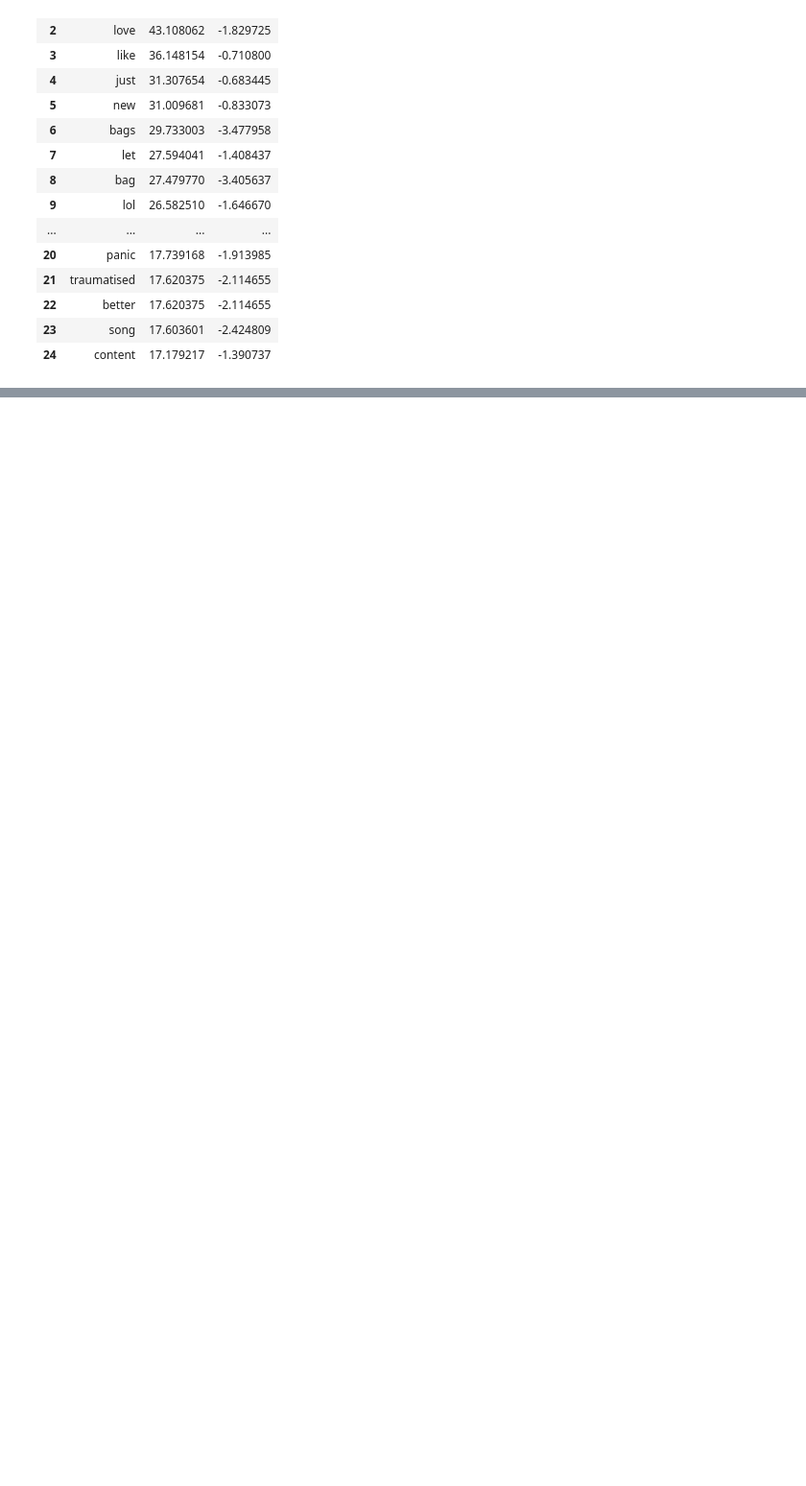
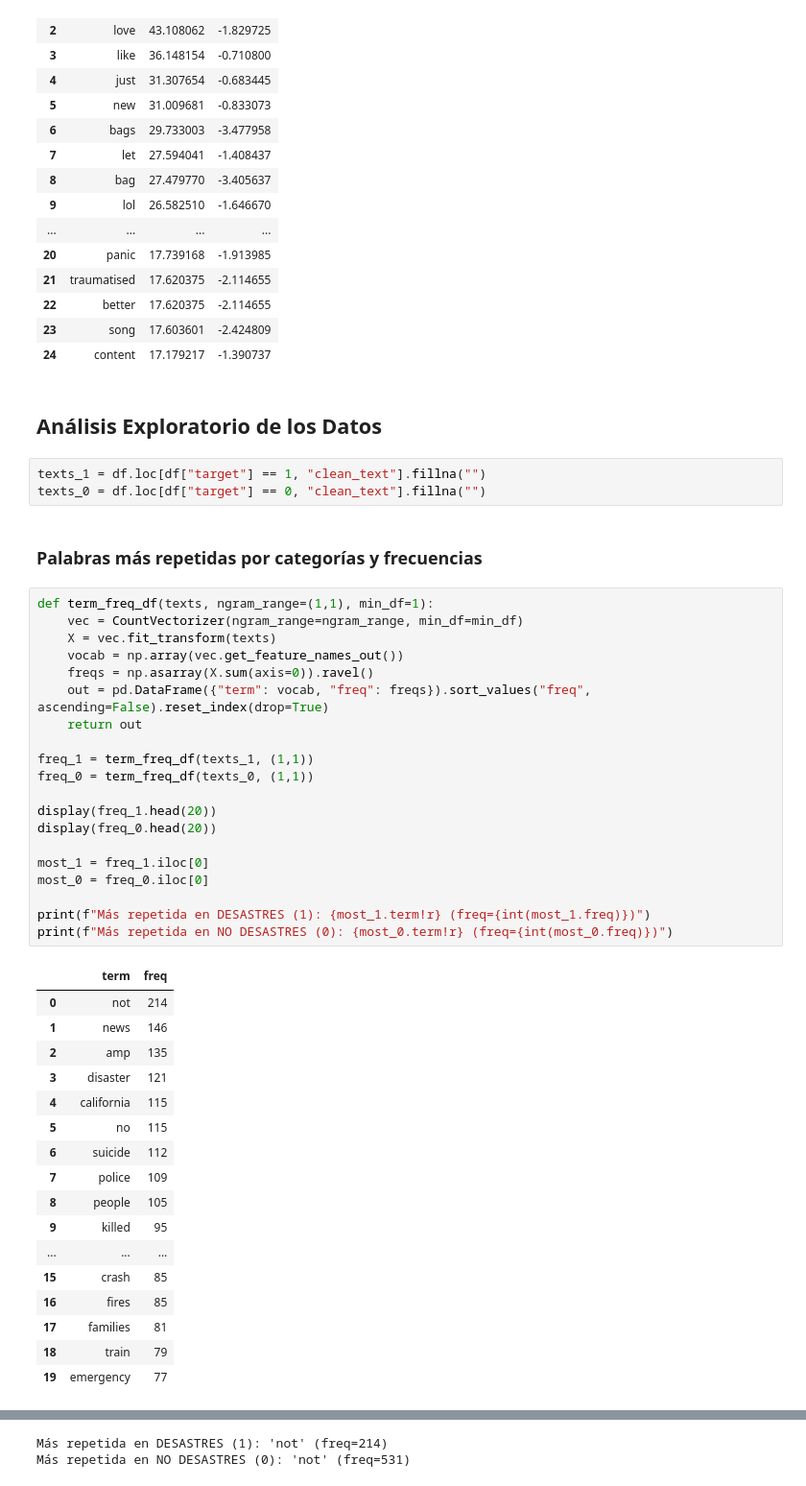
Before and after one commit to XavierLopez25/Lab05-DS, a Jupyter notebook: textMining.ipynb, the cells around one changed output, grey strips where cells are left out. Shown at 96% size. Drawn from its saved outputs; the diff is of its cells as text; blank space fills up the shorter version.

```diff
--- a/textMining.ipynb
+++ b/textMining.ipynb
@@ -411,3 +414,48 @@ display("Términos más informativos para No-Desastres (chi², unigramas)", top_
 | 22 | better | 17.620375 | -2.114655 |
 | 23 | song | 17.603601 | -2.424809 |
 | 24 | content | 17.179217 | -1.390737 |
+# %% [markdown]
+## Análisis Exploratorio de los Datos
+# %%
+texts_1 = df.loc[df["target"] == 1, "clean_text"].fillna("")
+texts_0 = df.loc[df["target"] == 0, "clean_text"].fillna("")
+# %% [markdown]
+### Palabras más repetidas por categorías y frecuencias
+# %%
+def term_freq_df(texts, ngram_range=(1,1), min_df=1):
+    vec = CountVectorizer(ngram_range=ngram_range, min_df=min_df)
+    X = vec.fit_transform(texts)
+    vocab = np.array(vec.get_feature_names_out())
+    freqs = np.asarray(X.sum(axis=0)).ravel()
+    out = pd.DataFrame({"term": vocab, "freq": freqs}).sort_values("freq", ascending=False).reset_index(drop=True)
+    return out
+
+freq_1 = term_freq_df(texts_1, (1,1))
+freq_0 = term_freq_df(texts_0, (1,1))
+
+display(freq_1.head(20))
+display(freq_0.head(20))
+
+most_1 = freq_1.iloc[0]
+most_0 = freq_0.iloc[0]
+
+print(f"Más repetida en DESASTRES (1): {most_1.term!r} (freq={int(most_1.freq)})")
+print(f"Más repetida en NO DESASTRES (0): {most_0.term!r} (freq={int(most_0.freq)})")
+# %% [output]
+|  | term | freq |
+| 0 | not | 214 |
+| 1 | news | 146 |
+| 2 | amp | 135 |
+| 3 | disaster | 121 |
+| 4 | california | 115 |
+| 5 | no | 115 |
+| 6 | suicide | 112 |
+| 7 | police | 109 |
+| 8 | people | 105 |
+| 9 | killed | 95 |
+| ... | ... | ... |
+| 15 | crash | 85 |
+| 16 | fires | 85 |
+| 17 | families | 81 |
+| 18 | train | 79 |
+| 19 | emergency | 77 |
@@ -413,0 +479,2 @@ display("Términos más informativos para No-Desastres (chi², unigramas)", top_
+Más repetida en DESASTRES (1): 'not' (freq=214)
+Más repetida en NO DESASTRES (0): 'not' (freq=531)
```
Also changed, not shown: parts of 20 cells of this notebook.
